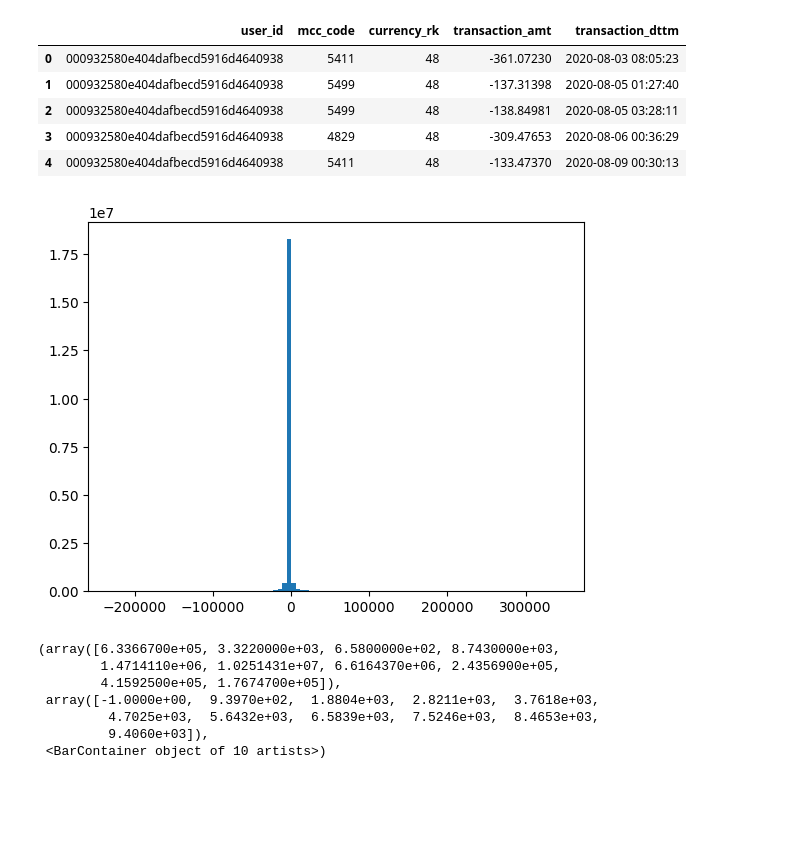
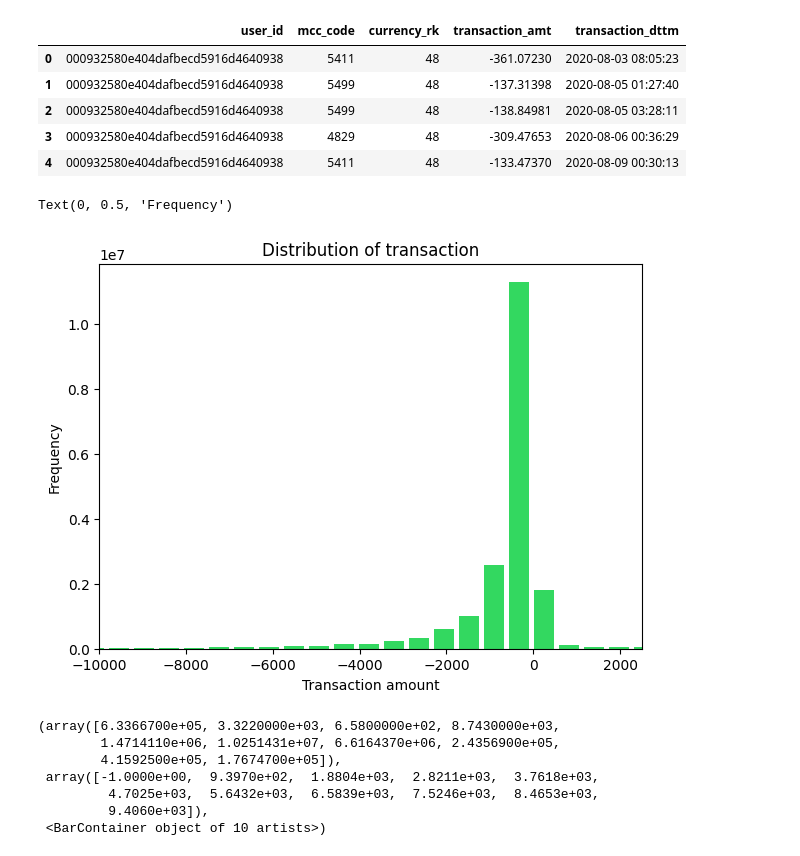
Before and after one commit to nokiroki/sequintial_data_final_project, a Jupyter notebook: new_data_analysis.ipynb, the cells around one changed output. Saved outputs shown, nothing was run; the diff lists cells and outputs as text; code cells hidden in the pictures; blank space fills up the shorter version.

```diff
--- a/new_data_analysis.ipynb
+++ b/new_data_analysis.ipynb
@@ -33,9 +17,32 @@ df_transactions.head(5)
 | 3 | 000932580e404dafbecd5916d4640938 | 4829 | 48 | -309.47653 | 2020-08-06 00:36:29 |
 | 4 | 000932580e404dafbecd5916d4640938 | 5411 | 48 | -133.47370 | 2020-08-09 00:30:13 |
 # %%
-plt.hist(df_transactions['transaction_amt'], bins=100);
+plt.rcParams.update({'figure.figsize':(7,5), 'figure.dpi':100})
+
+# Plot Histogram on x
+x = df_transactions['transaction_amt'].values
+
+# Get histogram
+hist, bins = np.histogram(x, bins=1000)
+
+# Threshold frequency
+freq = 10000 #500
+
+# Zero out low values
+hist[np.where(hist <= freq)] = 0
+
+# Plot
+width = 0.8 * (bins[1] - bins[0])
+center = (bins[:-1] + bins[1:]) / 2
+plt.xlim([-10000, 2500])
+#plt.margins(0.05)
+plt.bar(center, hist, align='center', width=width, color = '#33D860', label='normal')#'#7eb54e')
+plt.title("Distribution of transaction")
+plt.xlabel("Transaction amount")
+plt.ylabel("Frequency")
 # %% [output]
+Text(0, 0.5, 'Frequency')
-[figure, old version]
+[figure, new version]
 # %%
 plt.hist(df_transactions['mcc_code']);
 # %% [output]
```
Also changed, not shown: parts of 1 cell of this notebook, 25 other files.
